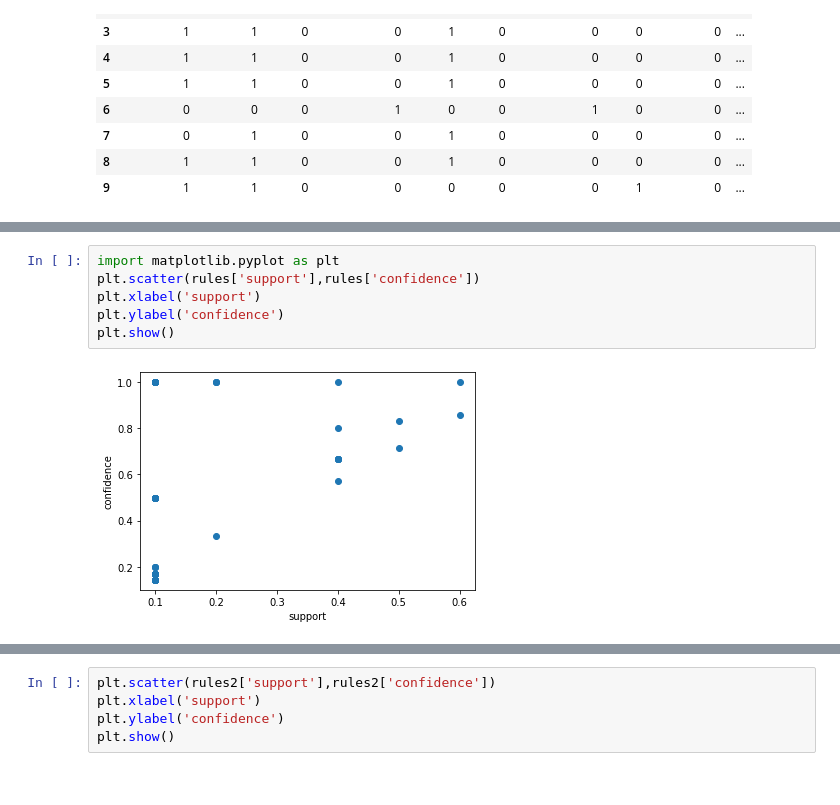
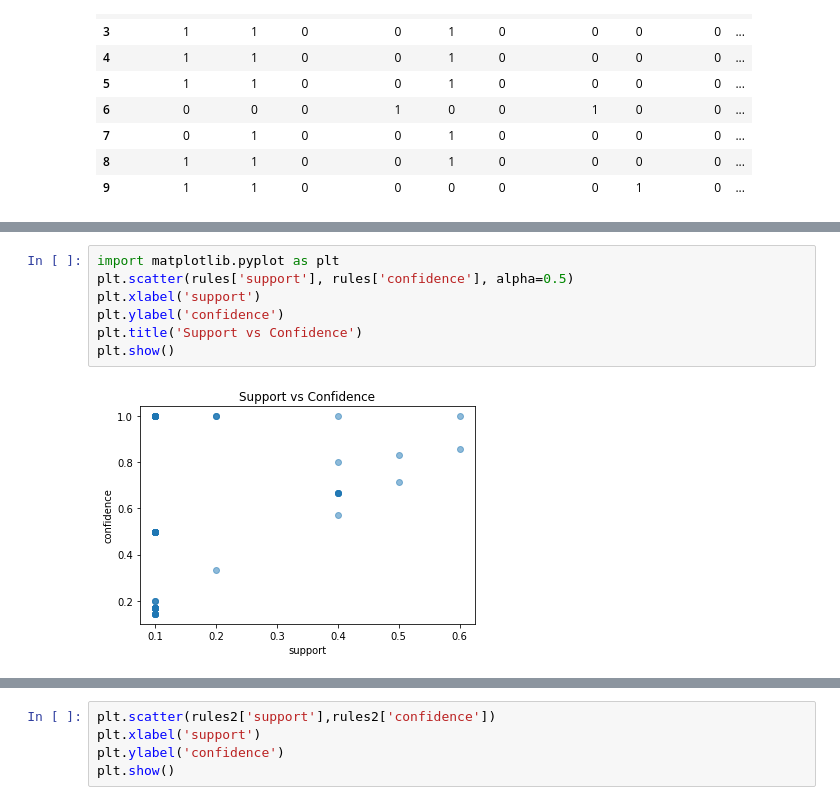
Before and after one commit to bismahashim/Assignment, a Jupyter notebook: Assignment_Association_Rule_movies.ipynb, the cells around one changed output, grey strips where cells are left out. Cells and saved outputs as stored; diff of their text form.

```diff
--- a/Assignment_Association_Rule_movies.ipynb
+++ b/Assignment_Association_Rule_movies.ipynb
@@ -115,9 +131,10 @@ rules[rules.lift>1]
 236 rows × 9 columns
 # %%
 import matplotlib.pyplot as plt
-plt.scatter(rules['support'],rules['confidence'])
+plt.scatter(rules['support'], rules['confidence'], alpha=0.5)
 plt.xlabel('support')
 plt.ylabel('confidence')
+plt.title('Support vs Confidence')
 plt.show()
 # %% [output]
-[figure, old version]
+[figure, new version]
```
Also changed, not shown: parts of 13 cells of this notebook.
